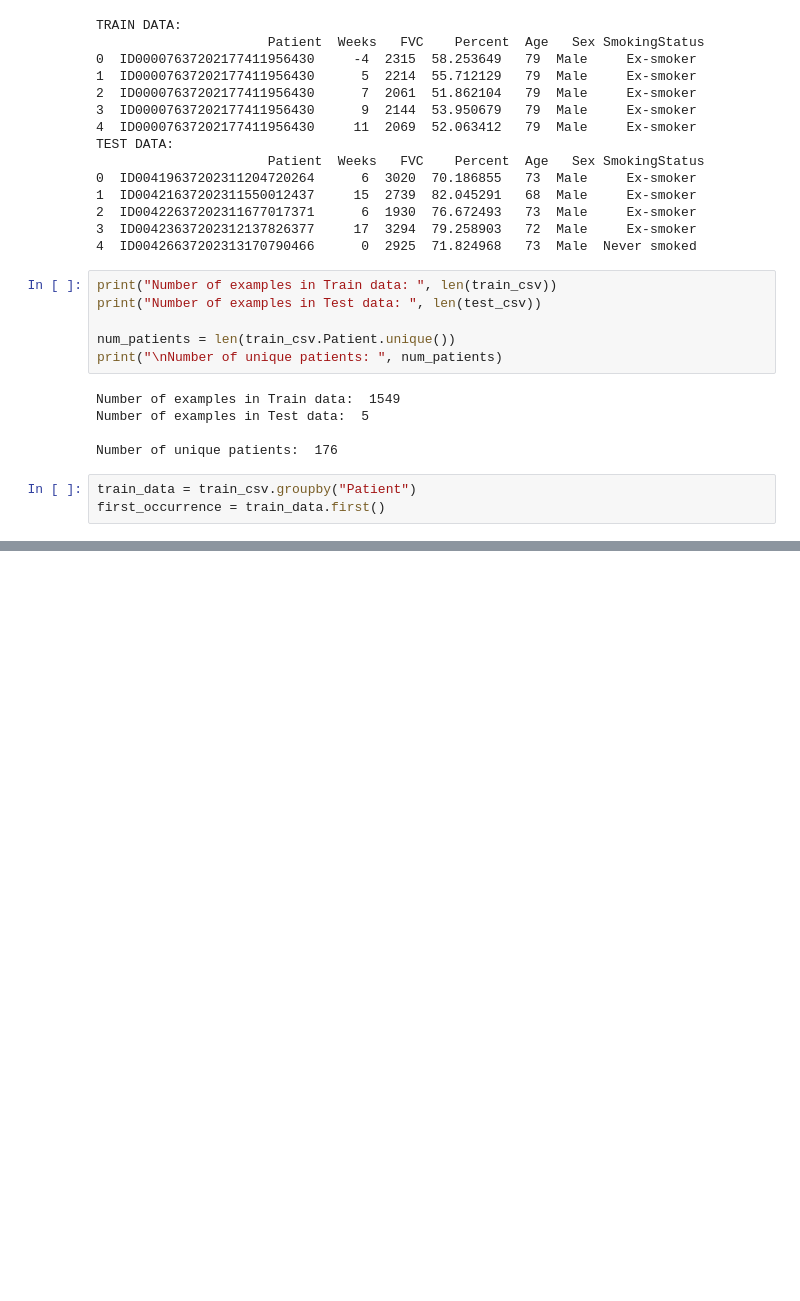
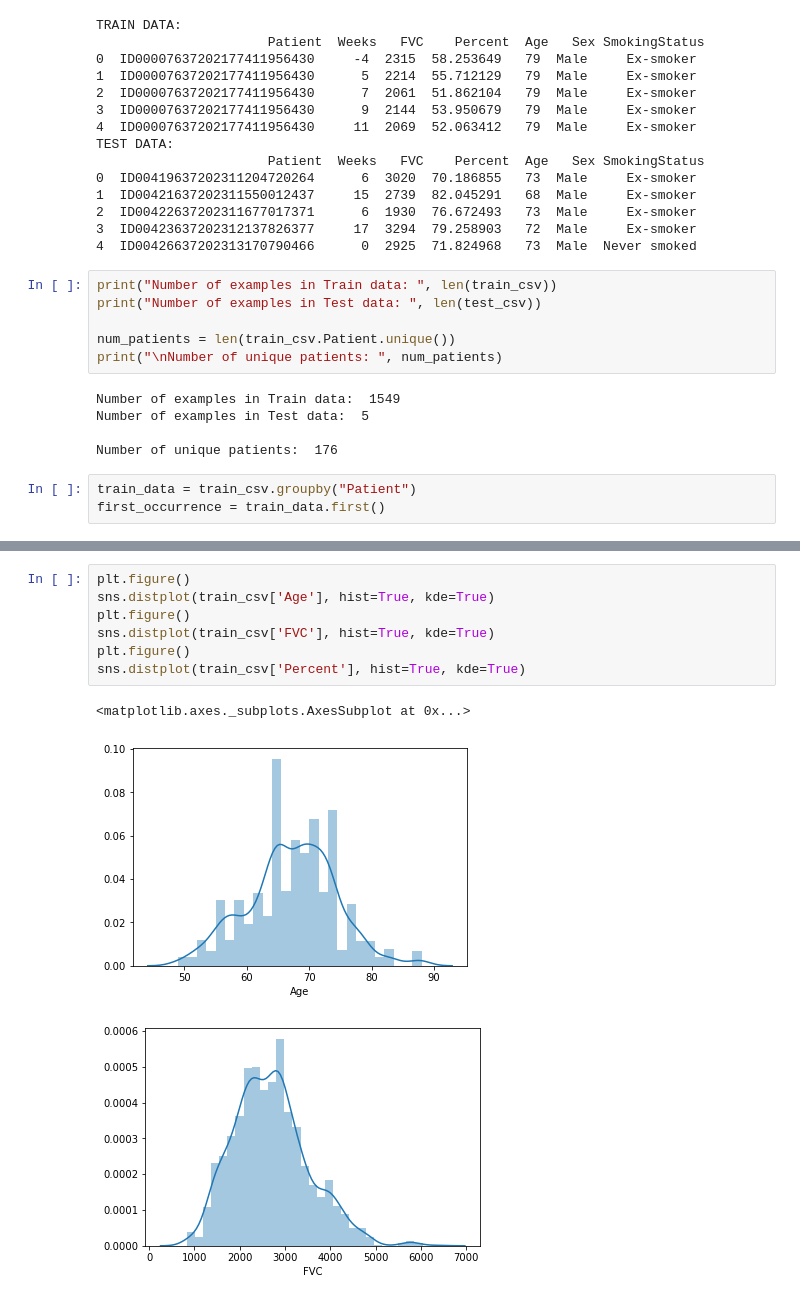
Before and after one commit to pansettykarthik/osic_pulmonary_fibrosis, a Jupyter notebook: data_visualization_osic.ipynb, the cells around one changed output, grey strips where cells are left out. Saved outputs shown, nothing was run; the diff lists cells and outputs as text; blank space fills up the shorter version.

```diff
--- a/data_visualization_osic.ipynb
+++ b/data_visualization_osic.ipynb
@@ -64,3 +89,14 @@ first_occurrence = train_data.first()
+# %%
+plt.figure()
+sns.distplot(train_csv['Age'], hist=True, kde=True)
+plt.figure()
+sns.distplot(train_csv['FVC'], hist=True, kde=True)
+plt.figure()
+sns.distplot(train_csv['Percent'], hist=True, kde=True)
+# %% [output]
+<matplotlib.axes._subplots.AxesSubplot at 0x...>
+[figure, added]
+[figure, added]
 # %%
 ## DEMOGRAPHICS OF PATIENTS
 
```
Also changed, not shown: parts of 9 cells of this notebook.
